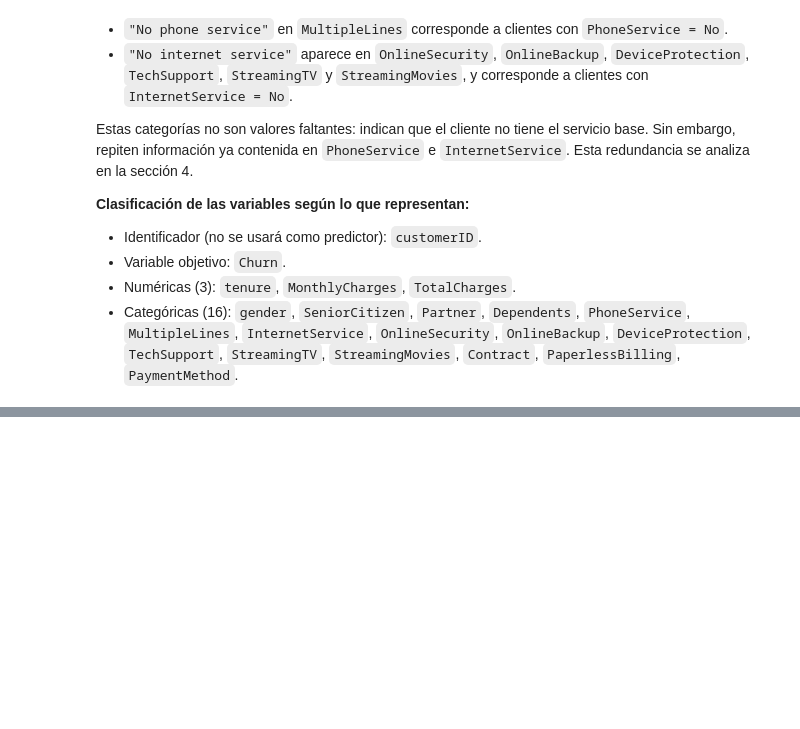
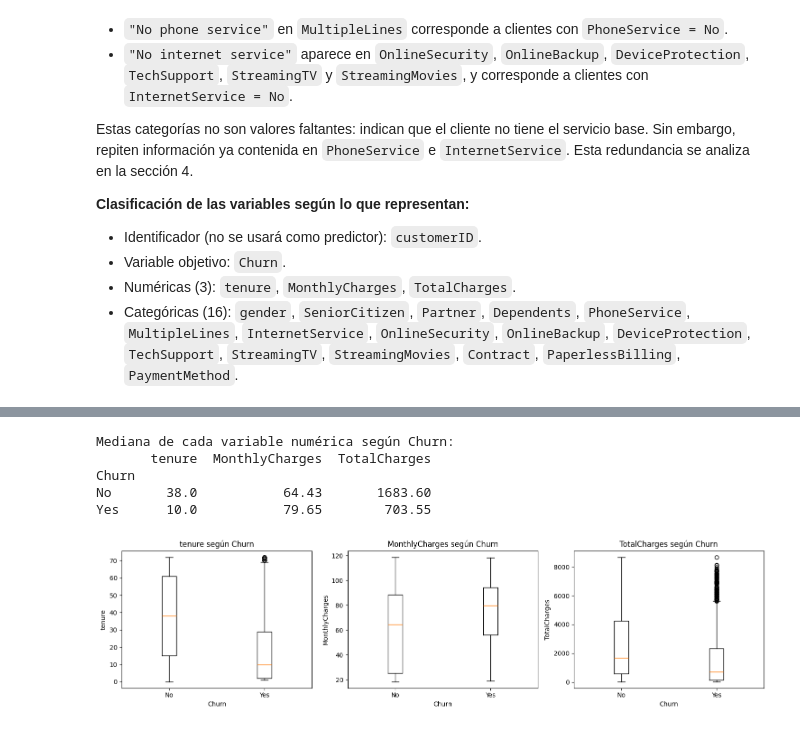
Before and after one commit to Alexa0723/Proyecto_Modelos1, a Jupyter notebook: fase-1/Fase_1_Modelo_Predictivo.ipynb, the cells around one changed output, grey strips where cells are left out. Saved outputs shown, nothing was run; the diff lists cells and outputs as text; code cells hidden in the pictures; blank space fills up the shorter version.

```diff
--- a/fase-1/Fase_1_Modelo_Predictivo.ipynb
+++ b/fase-1/Fase_1_Modelo_Predictivo.ipynb
@@ -452,0 +522,36 @@ sección 4.
+# %%
+# 3.6 Variables numéricas según Churn
+
+variables_numericas = ["tenure", "MonthlyCharges", "TotalCharges"]
+
+medianas_por_churn = datos_clientes.groupby("Churn")[variables_numericas].median()
+
+print("Mediana de cada variable numérica según Churn:")
+print(medianas_por_churn.round(2))
+# %% [output]
+Mediana de cada variable numérica según Churn:
+       tenure  MonthlyCharges  TotalCharges
+Churn
+No       38.0           64.43       1683.60
+Yes      10.0           79.65        703.55
+# %%
+# Diagramas de caja: comparación de cada variable numérica entre clientes
+# que permanecieron (No) y clientes que abandonaron (Yes)
+
+figura, ejes = plt.subplots(1, 3, figsize=(15, 4))
+
+for indice in range(len(variables_numericas)):
+    nombre_variable = variables_numericas[indice]
+
+    valores_permanecen = datos_clientes[datos_clientes["Churn"] == "No"][nombre_variable].dropna()
+    valores_abandonan = datos_clientes[datos_clientes["Churn"] == "Yes"][nombre_variable].dropna()
+
+    ejes[indice].boxplot([valores_permanecen, valores_abandonan], tick_labels=["No", "Yes"])
+    ejes[indice].set_title(nombre_variable + " según Churn")
+    ejes[indice].set_xlabel("Churn")
+    ejes[indice].set_ylabel(nombre_variable)
+
+plt.tight_layout()
+plt.show()
+# %% [output]
+[figure, added]
```
Also changed, not shown: parts of 18 cells of this notebook.
